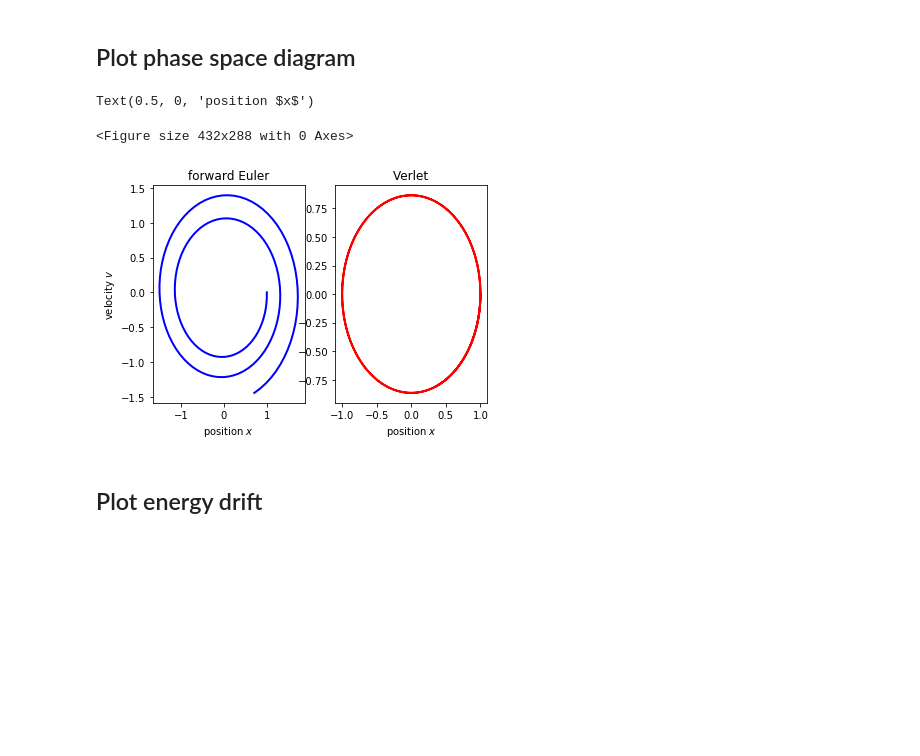
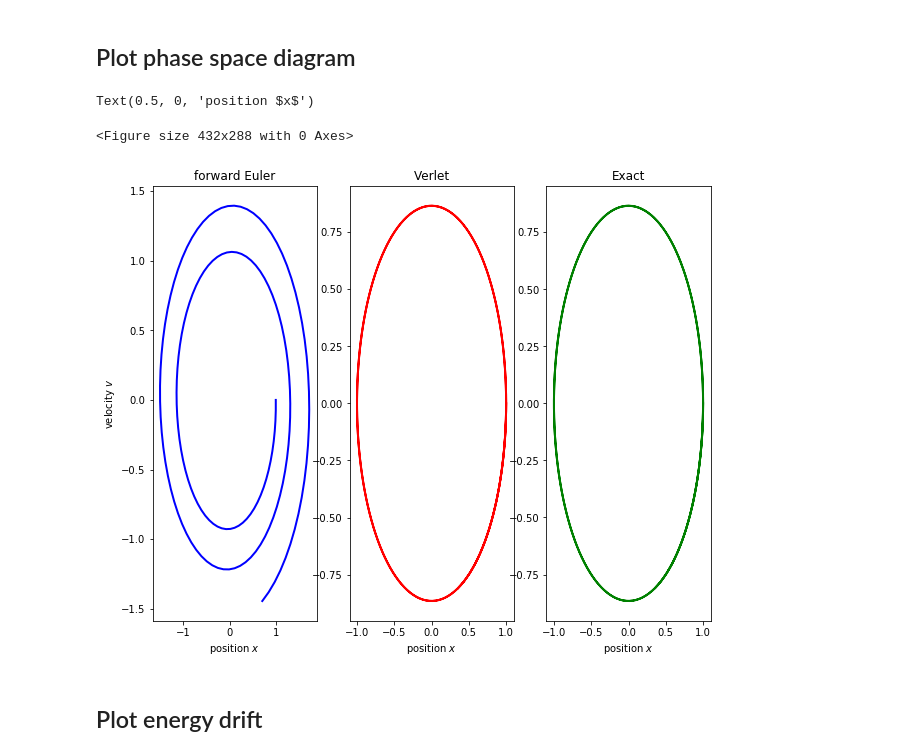
Before and after one commit to eikehmueller/neuralnetworkintegrators, a Jupyter notebook: visualise_integrators.ipynb, the cells around one changed output. Drawn from its saved outputs; the diff is of its cells as text; code cells hidden in the pictures; blank space fills up the shorter version.

Commit message:
Implemented exact integrator and exact forward map for harmonic oscillator

```diff
--- a/visualise_integrators.ipynb
+++ b/visualise_integrators.ipynb
@@ -14,17 +14,18 @@ T_final = 16.0
 harmonic_oscillator = HarmonicOscillator(mass,k_spring)
 forward_euler_integrator = ForwardEulerIntegrator(harmonic_oscillator,dt)
 verlet_integrator = VerletIntegrator(harmonic_oscillator,dt)
+exact_integrator = ExactIntegrator(harmonic_oscillator,dt)
 x = np.zeros(1)
 v = np.zeros(1)
 x[0] = 1.0
 v[0] = 0.0
 # %%
 n_step = int(T_final/dt)
-energies = np.zeros((2,n_step))
-x_phase = np.zeros((2,n_step))
-v_phase = np.zeros((2,n_step))
+energies = np.zeros((3,n_step))
+x_phase = np.zeros((3,n_step))
+v_phase = np.zeros((3,n_step))
 
-for j, integrator in enumerate((forward_euler_integrator,verlet_integrator)):
+for j, integrator in enumerate((forward_euler_integrator,verlet_integrator,exact_integrator)):
     integrator.set_state(x,v)
     for k in range(n_step):
         energies[j,k] = harmonic_oscillator.energy(integrator.x,integrator.v)
@@ -35,19 +36,22 @@ for j, integrator in enumerate((forward_euler_integrator,verlet_integrator)):
 ## Plot phase space diagram
 # %%
 plt.clf()
-figs, axs = plt.subplots(1,2)
+figs, axs = plt.subplots(1,3,figsize=(10,8))
 X = dt*np.arange(n_step)
 axs[0].plot(x_phase[0,:],v_phase[0,:],linewidth=2,color='blue')
 axs[0].set_title('forward Euler')
 axs[0].set_xlabel('position $x$')
 axs[0].set_ylabel('velocity $v$')
 axs[1].plot(x_phase[1,:],v_phase[1,:],linewidth=2,color='red')
 axs[1].set_title('Verlet')
 axs[1].set_xlabel('position $x$')
+axs[2].plot(x_phase[2,:],v_phase[2,:],linewidth=2,color='green')
+axs[2].set_title('Exact')
+axs[2].set_xlabel('position $x$')
 # %% [output]
 Text(0.5, 0, 'position $x$')
 <Figure size 432x288 with 0 Axes>
-[figure, old version]
+[figure, new version]
 # %% [markdown]
 ## Plot energy drift
 # %%
```
Also changed, not shown: parts of 1 cell of this notebook, 2 other files.
